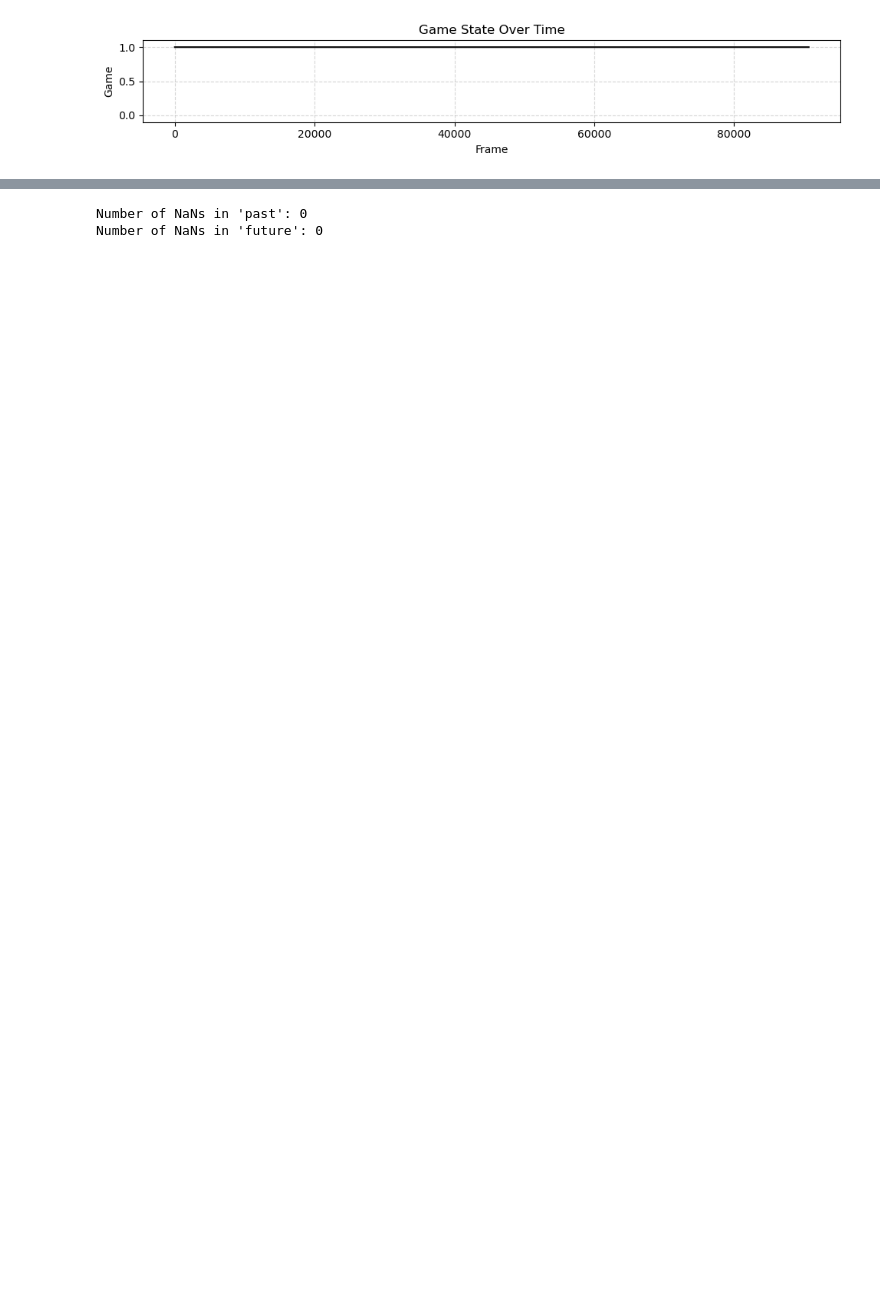
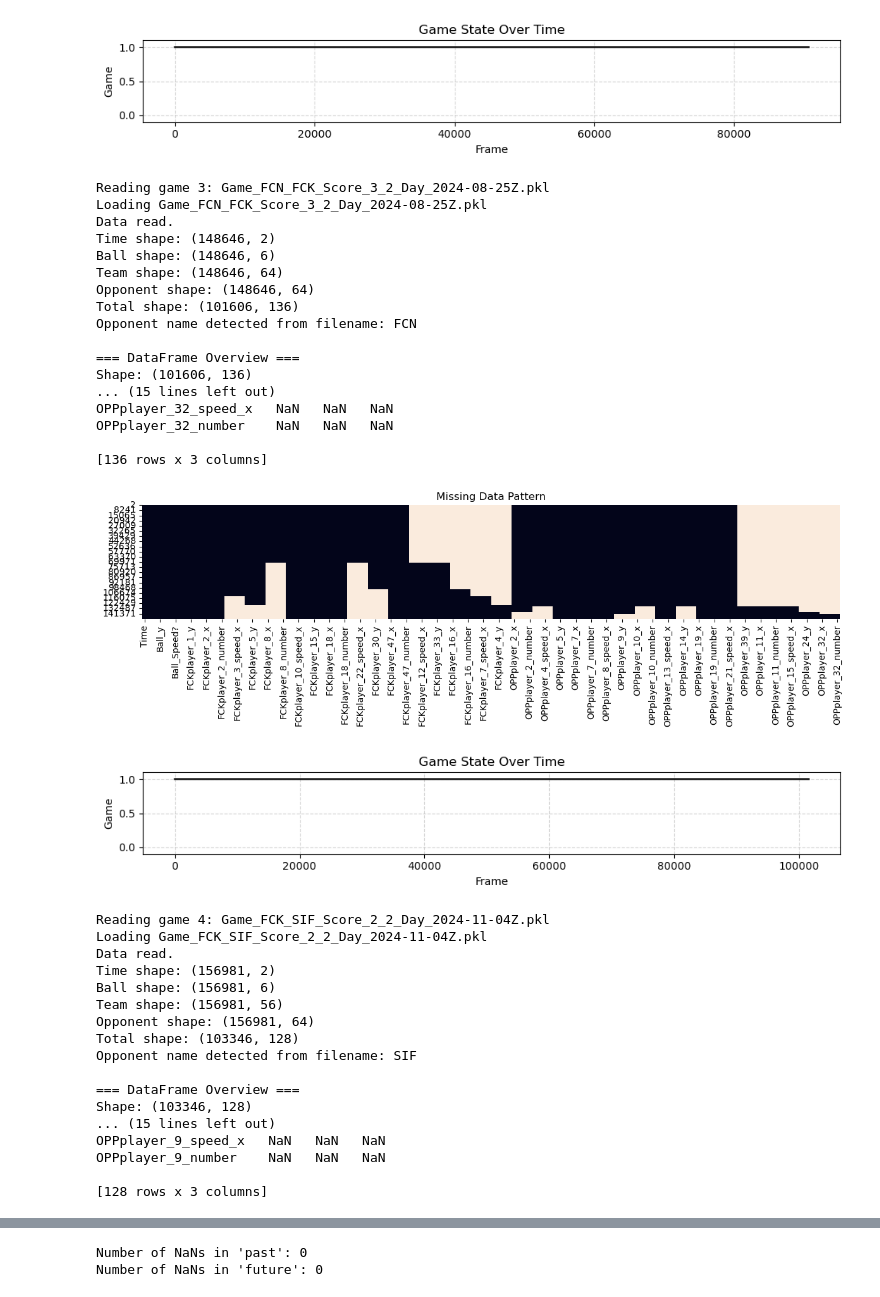
Before and after one commit to adiguzeldeniz/ekip_makine, a Jupyter notebook: autoencoder copy.ipynb, the cells around one changed output, grey strips where cells are left out. Cells and saved outputs as stored; diff of their text form; code cells hidden in the pictures; blank space fills up the shorter version.

```diff
--- a/autoencoder copy.ipynb
+++ b/autoencoder copy.ipynb
@@ -16,7 +16,7 @@ import matplotlib.pyplot as plt
 data_dir = r"\Users\kirlo\Documents\Sanvi University Work\Year 3\AML\final project\FootballData\RestructuredData_2425"  # replace with your actual data directory
 team = "FCK"
 data_retriever = FootballDataLoader(data_dir, team)
-all_games = data_retriever.load_all_games(n_games=2, speed_player= True, speed_ball=True, player_z=False, ball_z = True, )
+all_games = data_retriever.load_all_games(n_games=4, speed_player= True, speed_ball=True, player_z=False, ball_z = True, )
 # %% [output]
 Reading game 1: Game_FCK_RFC_Score_1_1_Day_2024-08-04Z.pkl
 Loading Game_FCK_RFC_Score_1_1_Day_2024-08-04Z.pkl
@@ -29,30 +29,66 @@ Total shape: (88002, 132)
 Opponent name detected from filename: RFC
 
 === DataFrame Overview ===
 Shape: (88002, 132)
 ... (15 lines left out)
 OPPplayer_15_speed_x   NaN   NaN   NaN
 OPPplayer_15_number    NaN   NaN   NaN
 
 [132 rows x 3 columns]
 [figure]
 [figure]
 Reading game 2: Game_FCK_VFF_Score_1_1_Day_2024-08-18Z.pkl
 Loading Game_FCK_VFF_Score_1_1_Day_2024-08-18Z.pkl
 Data read.
 Time shape: (158121, 2)
 Ball shape: (158121, 6)
 Team shape: (158121, 64)
 Opponent shape: (158121, 64)
 Total shape: (90691, 136)
 Opponent name detected from filename: VFF
 
 === DataFrame Overview ===
 Shape: (90691, 136)
 ... (15 lines left out)
 OPPplayer_17_speed_x   NaN   NaN   NaN
 OPPplayer_17_number    NaN   NaN   NaN
 
 [136 rows x 3 columns]
 [figure]
 [figure]
+Reading game 3: Game_FCN_FCK_Score_3_2_Day_2024-08-25Z.pkl
+Loading Game_FCN_FCK_Score_3_2_Day_2024-08-25Z.pkl
+Data read.
+Time shape: (148646, 2)
+Ball shape: (148646, 6)
+Team shape: (148646, 64)
+Opponent shape: (148646, 64)
+Total shape: (101606, 136)
+Opponent name detected from filename: FCN
+
+=== DataFrame Overview ===
+Shape: (101606, 136)
+... (15 lines left out)
+OPPplayer_32_speed_x   NaN   NaN   NaN
+OPPplayer_32_number    NaN   NaN   NaN
+
+[136 rows x 3 columns]
+[figure, added]
+[figure, added]
+Reading game 4: Game_FCK_SIF_Score_2_2_Day_2024-11-04Z.pkl
+Loading Game_FCK_SIF_Score_2_2_Day_2024-11-04Z.pkl
+Data read.
+Time shape: (156981, 2)
+Ball shape: (156981, 6)
+Team shape: (156981, 56)
+Opponent shape: (156981, 64)
+Total shape: (103346, 128)
+Opponent name detected from filename: SIF
+
+=== DataFrame Overview ===
+Shape: (103346, 128)
+... (15 lines left out)
+OPPplayer_9_speed_x   NaN   NaN   NaN
+OPPplayer_9_number    NaN   NaN   NaN
+
+[128 rows x 3 columns]
```
Also changed, not shown: parts of 7 cells of this notebook, 7 other files.
